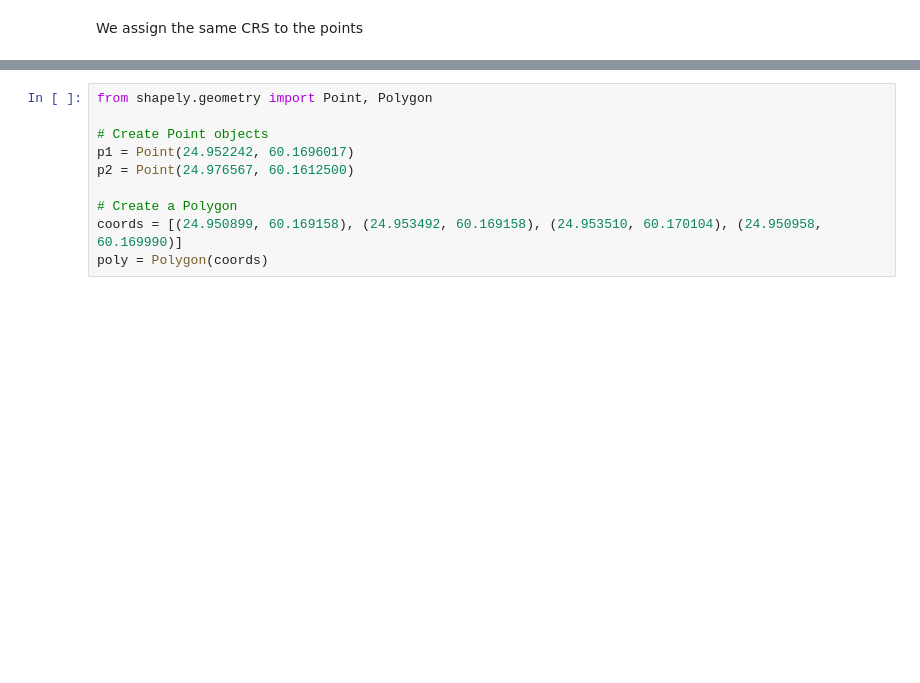
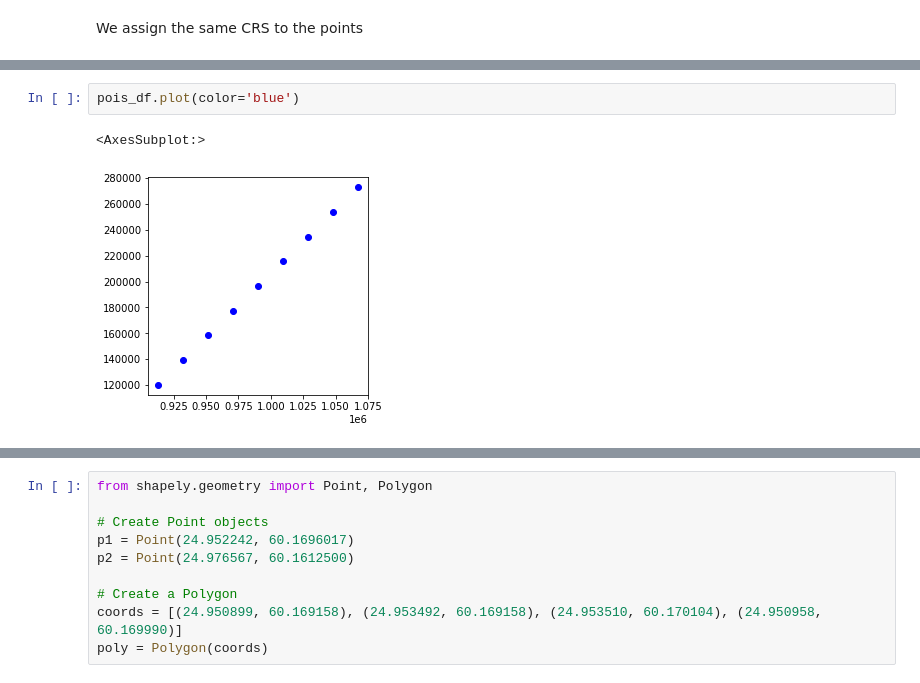
Before and after one commit to luigiselmi/geoscience, a Jupyter notebook: spatial_relationships.ipynb, the cells around one changed output, grey strips where cells are left out. Saved outputs shown, nothing was run; the diff lists cells and outputs as text; blank space fills up the shorter version.

```diff
--- a/spatial_relationships.ipynb
+++ b/spatial_relationships.ipynb
@@ -68 +53,6 @@ polydf.plot()
+# %%
+pois_df.plot(color='blue')
+# %% [output]
+<AxesSubplot:>
+[figure, new version]
 # %%
```
Also changed, not shown: parts of 27 cells of this notebook.
